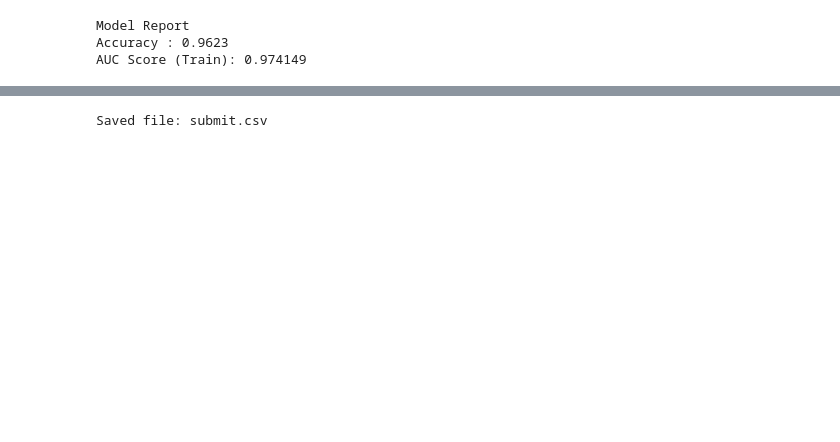
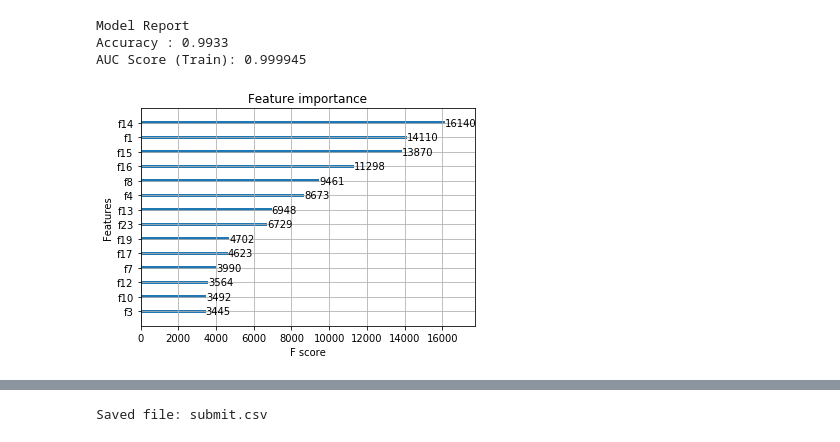
Before and after one commit to kas5852/DataScienceStuff, a Jupyter notebook: Kaggle/KaggleCompetition.ipynb, the cells around one changed output, grey strips where cells are left out. Cells and saved outputs as stored; diff of their text form; code cells hidden in the pictures; blank space fills up the shorter version.

```diff
--- a/Kaggle/KaggleCompetition.ipynb
+++ b/Kaggle/KaggleCompetition.ipynb
@@ -1,16 +1,17 @@
 # %%
 import pandas as pd
 import numpy as np
-import sklearn
+from sklearn import metrics
+from sklearn.metrics import accuracy_score
+from sklearn.model_selection import KFold
+from sklearn.model_selection import train_test_split, GridSearchCV
+from sklearn.model_selection import cross_val_score
+from sklearn.ensemble import RandomForestClassifier
 from sklearn.linear_model import LogisticRegression
-from sklearn.model_selection import train_test_split
-from sklearn import metrics
 import xgboost as xgb
 from xgboost import XGBClassifier
 from xgboost import XGBRegressor
-from sklearn.metrics import accuracy_score
-from sklearn.grid_search import GridSearchCV
+from xgboost import plot_importance
 import matplotlib.pylab as plt
+from matplotlib import pyplot
 %matplotlib inline
-from matplotlib.pylab import rcParams
-rcParams['figure.figsize'] = 12, 4
@@ -53,38 +176,50 @@ def modelfit(alg, dtrain, predictors,useTrainCV=True, cv_folds=5, early_stopping
 #     feat_imp.plot(kind='bar', title='Feature Importances')
 #     plt.ylabel('Feature Importance Score')
 # %%
-X_train,X_test,y_train,y_test=train_test_split(features_X,target_Y,test_size=0.25,random_state=42)
+# X_train,X_test,y_train,y_test=train_test_split(features_X,target_Y,test_size=0.25,random_state=42)
 
 # logreg = LogisticRegression()
 
 # logreg.fit(X_train, y_train)
 
 # y_pred = logreg.predict(X_test)
 
 model = XGBClassifier(
-    learning_rate =0.1,
-    nthread = 8,
-    max_depth=5,
+    learning_rate =0.01,
+    n_estimators=5000,
+    max_depth=8,
     min_child_weight=1,
     gamma=0,
-    subsample=0.8,
-    cosample_bytree=0.8,
+    subsample=0.7,
+    colsample_bytree=0.7,
+    objective= 'binary:logistic',
+    nthread=8,
     scale_pos_weight=1,
-    seed=42
+    seed=42,
+    reg_alpha = 1e-7
 )
 
-predictors = [x for x in dataset.columns if x not in [target,IDcol]]
+# model_forest = RandomForestClassifier()
+# model_forest.fit(predictors, target_Y)
+
 
 modelfit(model,dataset,predictors)
 
-# y_pred = model.predict_proba(X_test)[:,1]
-# accuracy = accuracy_score(y_test, y_pred)
 
-# print(accuracy)
+
+
+
+
+plot_importance(model)
+pyplot.show()
+kfold = KFold(n_splits=10, random_state=42)
+results = cross_val_score(model, features_X, target_Y, cv=kfold)
+print("Accuracy: %.2f%% (%.2f%%)" % (results.mean()*100, results.std()*100))
 # %% [output]
 Model Report
-Accuracy : 0.9623
-AUC Score (Train): 0.974149
+Accuracy : 0.9933
+AUC Score (Train): 0.999945
+[figure, added]
 # %%
 submitModelPredict = model.predict_proba(test_feature)
 submission = pd.DataFrame({'Id': test_Id, 'Y':submitModelPredict[:,1]})
```
Also changed, not shown: parts of 8 cells of this notebook, 1 other file.
